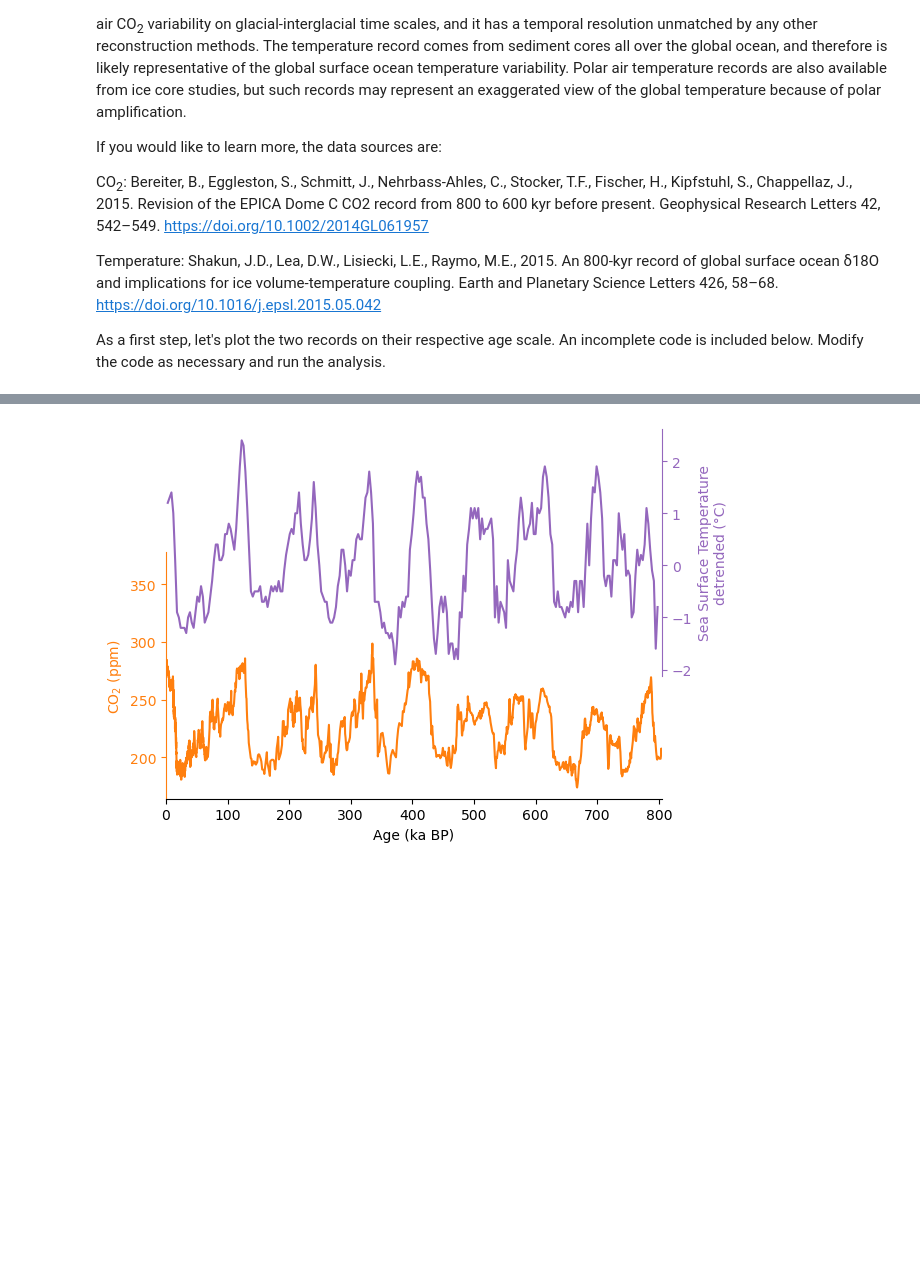
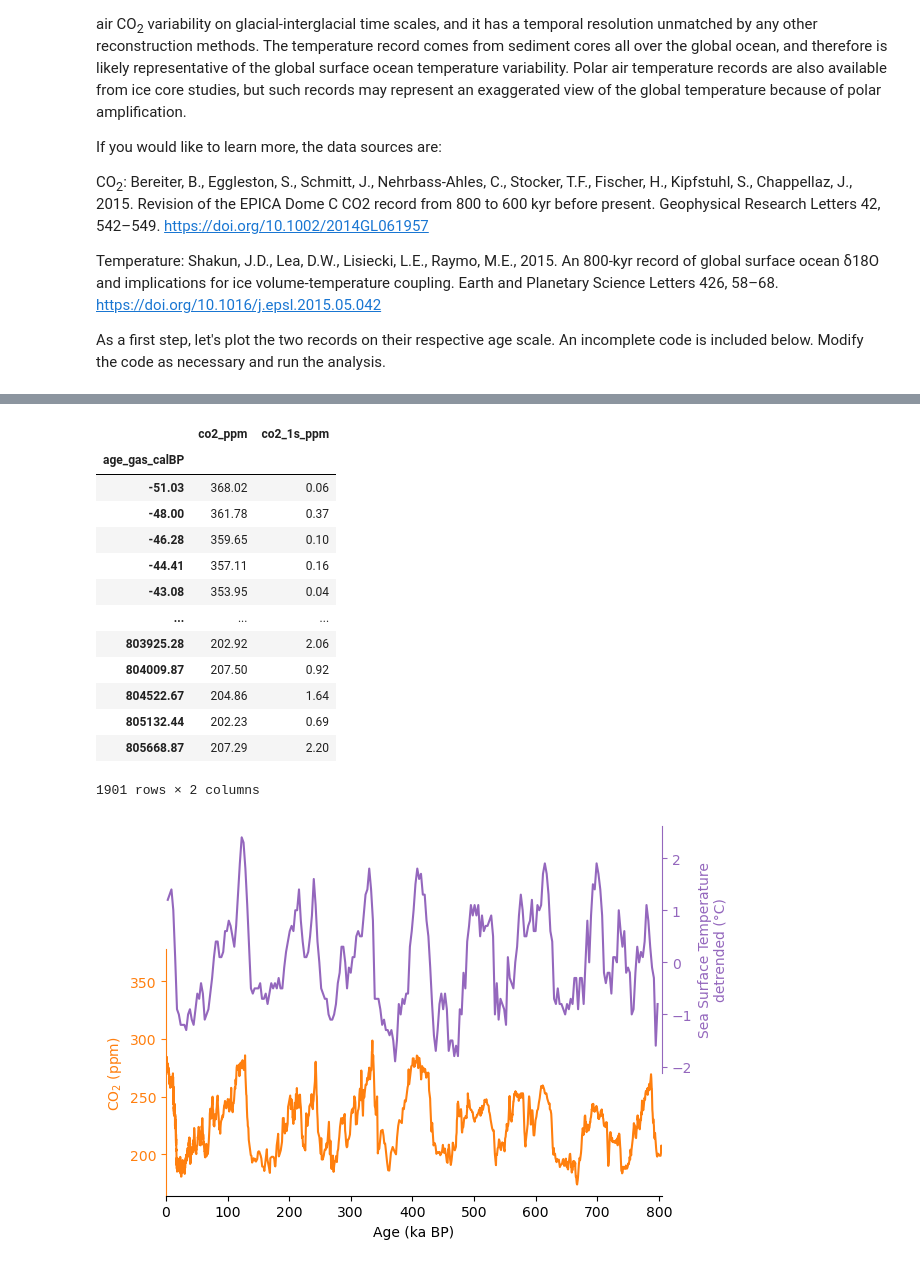
Before and after one commit to ClimateMatchAcademy/course-content, a Jupyter notebook: tutorials/W2D2_GoodResearchPractices/W2D2_Tutorial6.ipynb, the cells around one changed output, grey strips where cells are left out. Cells and saved outputs as stored; diff of their text form; code cells hidden in the pictures; blank space fills up the shorter version.

```diff
--- a/tutorials/W2D2_GoodResearchPractices/W2D2_Tutorial6.ipynb
+++ b/tutorials/W2D2_GoodResearchPractices/W2D2_Tutorial6.ipynb
@@ -104,2 +95,23 @@ Use this value as the 'known_hash' argument of 'pooch.retrieve' to ensure that t
+# %%
+# read CO2 dataantarctica2015co2composite_cleaned.txt
+url_antarctica2015co2composite_cleaned = "https://osf.io/45fev/download"
+CO2 = pd.read_table(pooch.retrieve(url_antarctica2015co2composite_cleaned, known_hash=None))
+CO2.set_index('age_gas_calBP', inplace=True)
+CO2
+# %% [output]
+|  | co2_ppm | co2_1s_ppm |
+| age_gas_calBP |  |  |
+| -51.03 | 368.02 | 0.06 |
+| -48.00 | 361.78 | 0.37 |
+| -46.28 | 359.65 | 0.10 |
+| -44.41 | 357.11 | 0.16 |
+| -43.08 | 353.95 | 0.04 |
+| ... | ... | ... |
+| 803925.28 | 202.92 | 2.06 |
+| 804009.87 | 207.50 | 0.92 |
+| 804522.67 | 204.86 | 1.64 |
+| 805132.44 | 202.23 | 0.69 |
+| 805668.87 | 207.29 | 2.20 |
+1901 rows × 2 columns
 # %%
 # to_remove solution
```
Also changed, not shown: parts of 6 cells of this notebook, 6 other files.
